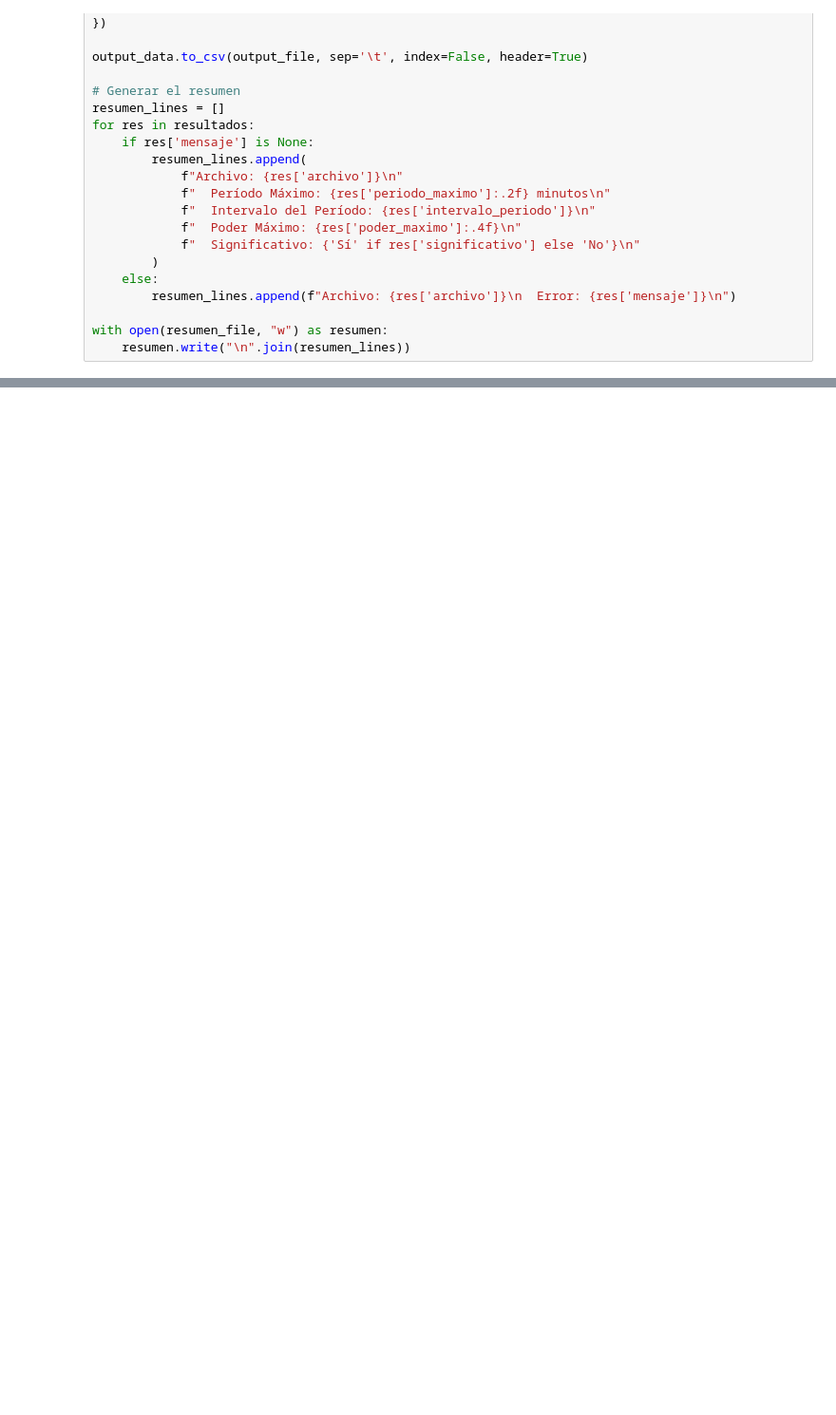
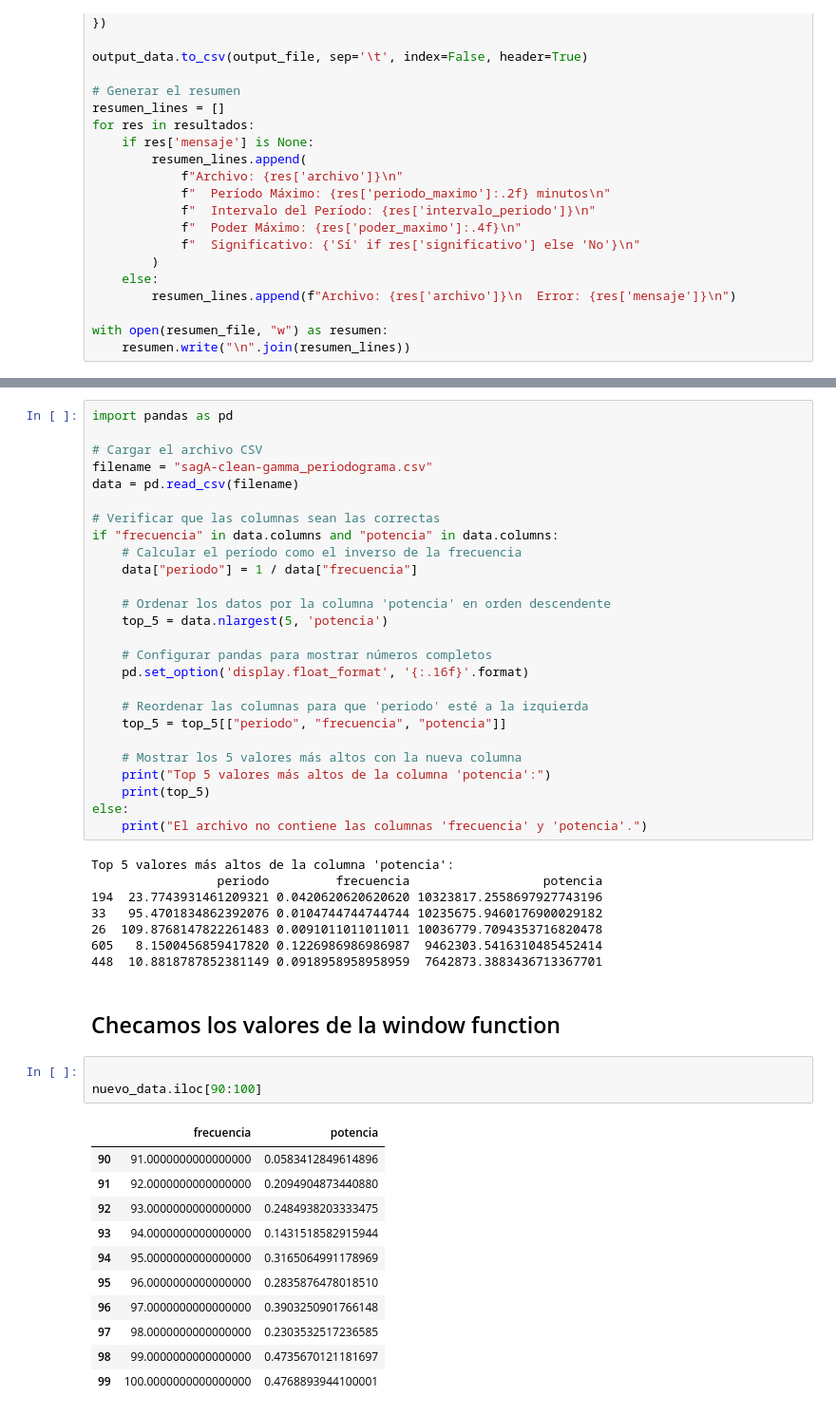
Before and after one commit to GuijonGustavo/Saggitarius-A-peridicity-Gamma-Rays, a Jupyter notebook: lombScargle.ipynb, the cells around one changed output, grey strips where cells are left out. Shown: that part at 95% size. Cells and saved outputs as stored; diff of their text form; blank space fills up the shorter version.

```diff
--- a/lombScargle.ipynb
+++ b/lombScargle.ipynb
@@ -301,0 +325,51 @@ plt.show()
+# %%
+import pandas as pd
+
+# Cargar el archivo CSV
+filename = "sagA-clean-gamma_periodograma.csv"
+data = pd.read_csv(filename)
+
+# Verificar que las columnas sean las correctas
+if "frecuencia" in data.columns and "potencia" in data.columns:
+    # Calcular el período como el inverso de la frecuencia
+    data["periodo"] = 1 / data["frecuencia"]
+
+    # Ordenar los datos por la columna 'potencia' en orden descendente
+    top_5 = data.nlargest(5, 'potencia')
+
+    # Configurar pandas para mostrar números completos
+    pd.set_option('display.float_format', '{:.16f}'.format)
+
+    # Reordenar las columnas para que 'periodo' esté a la izquierda
+    top_5 = top_5[["periodo", "frecuencia", "potencia"]]
+
+    # Mostrar los 5 valores más altos con la nueva columna
+    print("Top 5 valores más altos de la columna 'potencia':")
+    print(top_5)
+else:
+    print("El archivo no contiene las columnas 'frecuencia' y 'potencia'.")
+# %% [output]
+Top 5 valores más altos de la columna 'potencia':
+                 periodo         frecuencia                  potencia
+194  23.7743931461209321 0.0420620620620620 10323817.2558697927743196
+33   95.4701834862392076 0.0104744744744744 10235675.9460176900029182
+26  109.8768147822261483 0.0091011011011011 10036779.7094353716820478
+605   8.1500456859417820 0.1226986986986987  9462303.5416310485452414
+448  10.8818787852381149 0.0918958958958959  7642873.3883436713367701
+# %% [markdown]
+## Checamos los valores de la window function
+# %%
+
+nuevo_data.iloc[90:100]
+# %% [output]
+|  | frecuencia | potencia |
+| 90 | 91.0000000000000000 | 0.0583412849614896 |
+| 91 | 92.0000000000000000 | 0.2094904873440880 |
+| 92 | 93.0000000000000000 | 0.2484938203333475 |
+| 93 | 94.0000000000000000 | 0.1431518582915944 |
+| 94 | 95.0000000000000000 | 0.3165064991178969 |
+| 95 | 96.0000000000000000 | 0.2835876478018510 |
+| 96 | 97.0000000000000000 | 0.3903250901766148 |
+| 97 | 98.0000000000000000 | 0.2303532517236585 |
+| 98 | 99.0000000000000000 | 0.4735670121181697 |
+| 99 | 100.0000000000000000 | 0.4768893944100001 |
```
Also changed, not shown: parts of 3 cells of this notebook, 4 other files.
